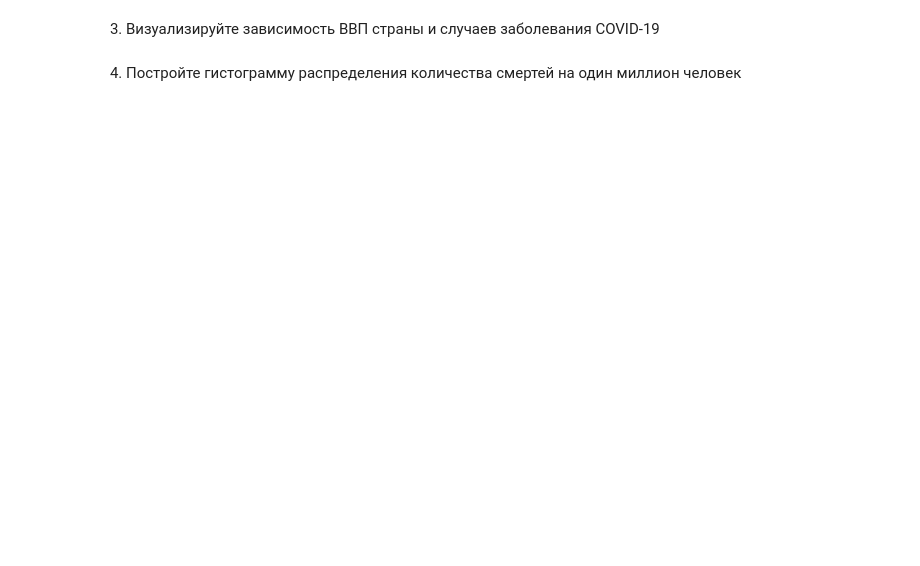
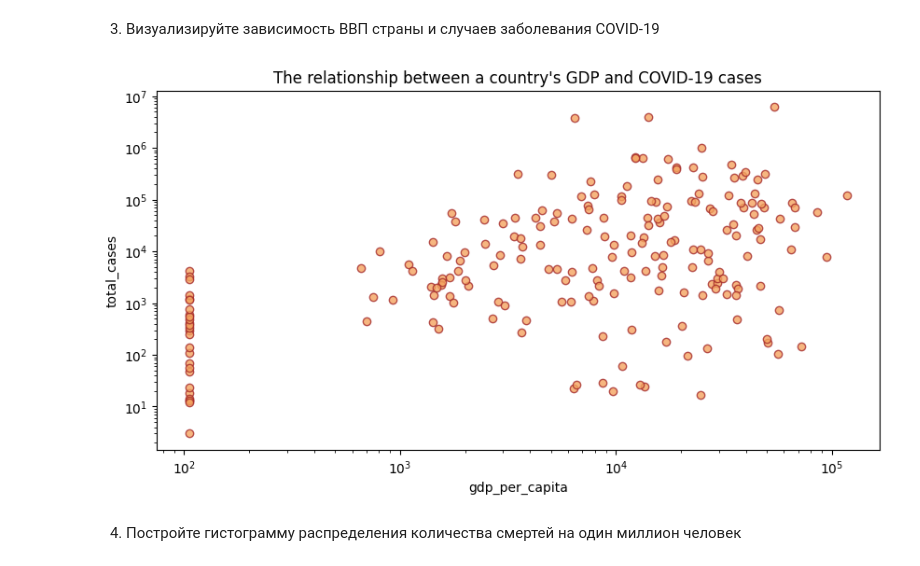
Before and after one commit to JonAJ21/ML_Labs, a Jupyter notebook: lab1/Lab1_3.ipynb, the cells around one changed output. Cells and saved outputs as stored; diff of their text form; code cells hidden in the pictures; blank space fills up the shorter version.

```diff
--- a/lab1/Lab1_3.ipynb
+++ b/lab1/Lab1_3.ipynb
@@ -322,4 +356,18 @@ covid_data.head()
 # %% [markdown]
 3. Визуализируйте зависимость ВВП страны и случаев заболевания COVID-19
+# %%
+df = filled_merged_data[["gdp_per_capita", "total_cases"]].dropna()
+
+plt.figure(figsize=(10, 5))
+plt.scatter(df["gdp_per_capita"], df["total_cases"], c="sandybrown", edgecolors="brown", alpha=0.8)
+plt.title("The relationship between a country's GDP and COVID-19 cases")
+plt.xlabel("gdp_per_capita")
+plt.ylabel("total_cases")
+plt.xscale("log")
+plt.yscale("log")
+
+plt.show()
+# %% [output]
+[figure, added]
 # %% [markdown]
 4. Постройте гистограмму распределения количества смертей на один миллион человек
```
Also changed, not shown: parts of 14 cells of this notebook.
